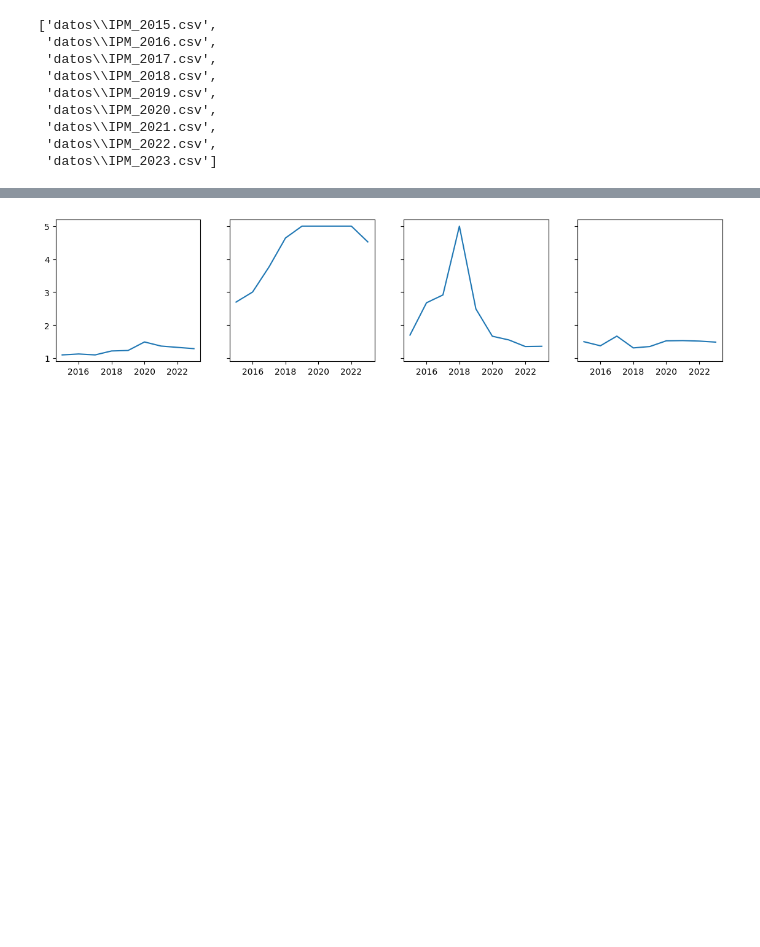
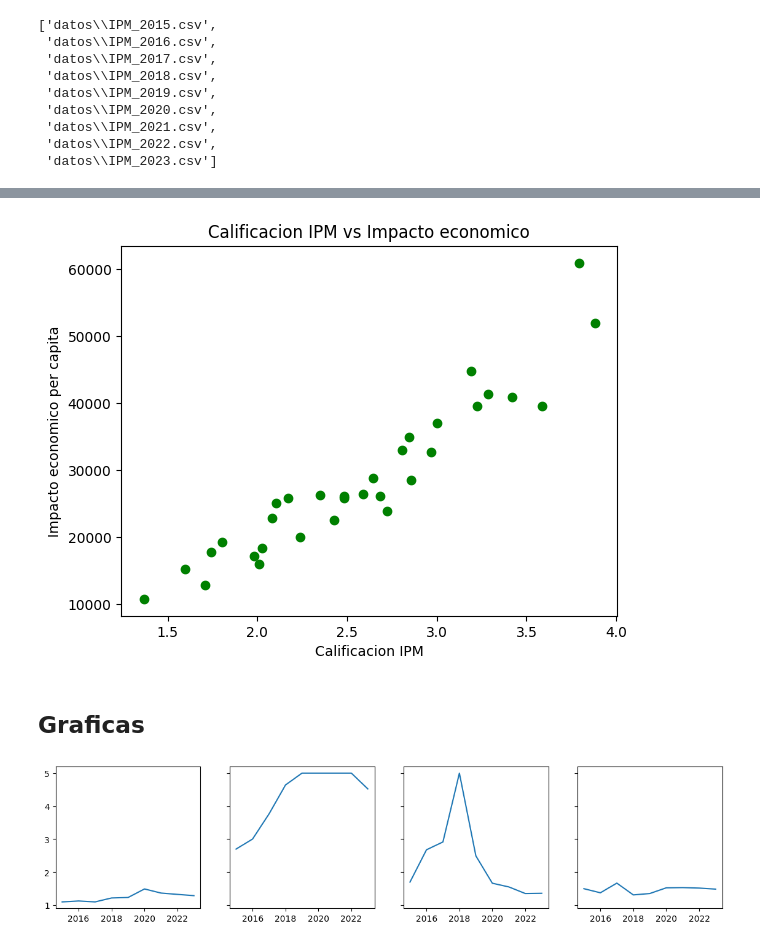
Before and after one commit to GustavoMex18/Analisis_IPM, a Jupyter notebook: AnalisisExploratorio.ipynb, the cells around one changed output, grey strips where cells are left out. Saved outputs shown, nothing was run; the diff lists cells and outputs as text; code cells hidden in the pictures; blank space fills up the shorter version.

```diff
--- a/AnalisisExploratorio.ipynb
+++ b/AnalisisExploratorio.ipynb
@@ -103,3 +115,13 @@ df2.describe()
+# %%
+plt.plot(df2['CALIFICACION_GENERAL'], df2['IMPACTO_ECONOMICO_PER_CAPITA'], 'go')
+plt.title('Calificacion IPM vs Impacto economico')
+plt.xlabel('Calificacion IPM')
+plt.ylabel('Impacto economico per capita')
+plt.show()
+# %% [output]
+[figure, added]
+# %% [markdown]
+## Graficas
 # %%
 fig, ax = plt.subplots(1,4, figsize=(14,3), sharey=True, dpi=100)
 # Call plot() method on the appropriate object
```
Also changed, not shown: parts of 7 cells of this notebook.
